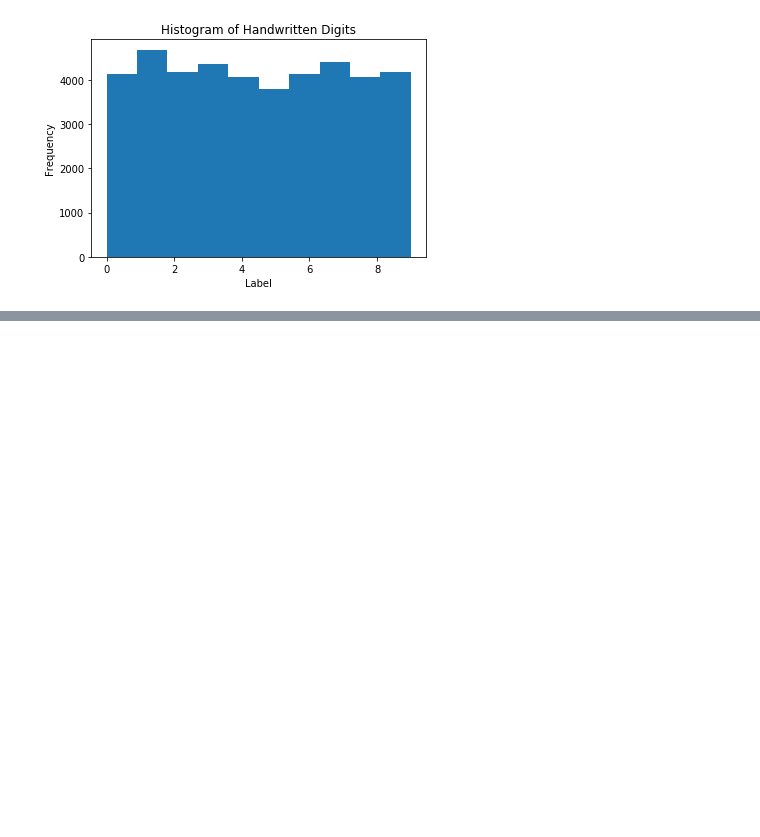
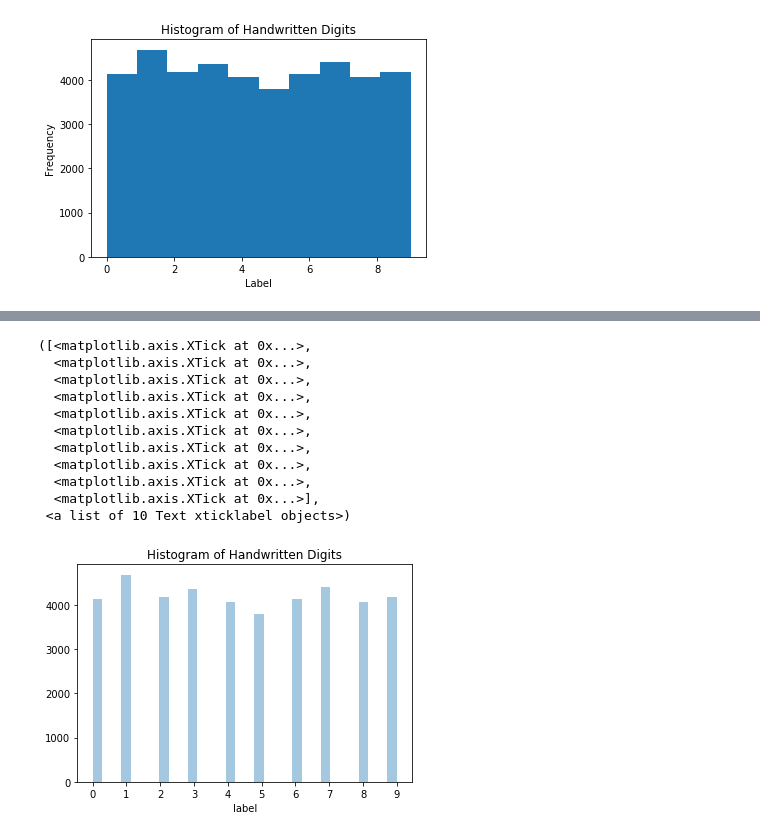
Before and after one commit to samers101/Samer-Shenouda, a Jupyter notebook: projects/final-project/03-exploratory-analysis/Final Project Digit Recognition EDA.ipynb, the cells around one changed output, grey strips where cells are left out. Saved outputs shown, nothing was run; the diff lists cells and outputs as text; code cells hidden in the pictures; blank space fills up the shorter version.

```diff
--- a/projects/final-project/03-exploratory-analysis/Final Project Digit Recognition EDA.ipynb
+++ b/projects/final-project/03-exploratory-analysis/Final Project Digit Recognition EDA.ipynb
@@ -60,0 +80,16 @@ TypeError: 'DataFrame' object is not callable
+# %%
+sns.distplot(data_training.label, kde=False).set_title("Histogram of Handwritten Digits")
+plt.xticks([0, 1, 2, 3, 4, 5 , 6, 7, 8, 9])
+# %% [output]
+([<matplotlib.axis.XTick at 0x...>,
+  <matplotlib.axis.XTick at 0x...>,
+  <matplotlib.axis.XTick at 0x...>,
+  <matplotlib.axis.XTick at 0x...>,
+  <matplotlib.axis.XTick at 0x...>,
+  <matplotlib.axis.XTick at 0x...>,
+  <matplotlib.axis.XTick at 0x...>,
+  <matplotlib.axis.XTick at 0x...>,
+  <matplotlib.axis.XTick at 0x...>,
+  <matplotlib.axis.XTick at 0x...>],
+ <a list of 10 Text xticklabel objects>)
+[figure, added]
```
Also changed, not shown: parts of 16 cells of this notebook.
